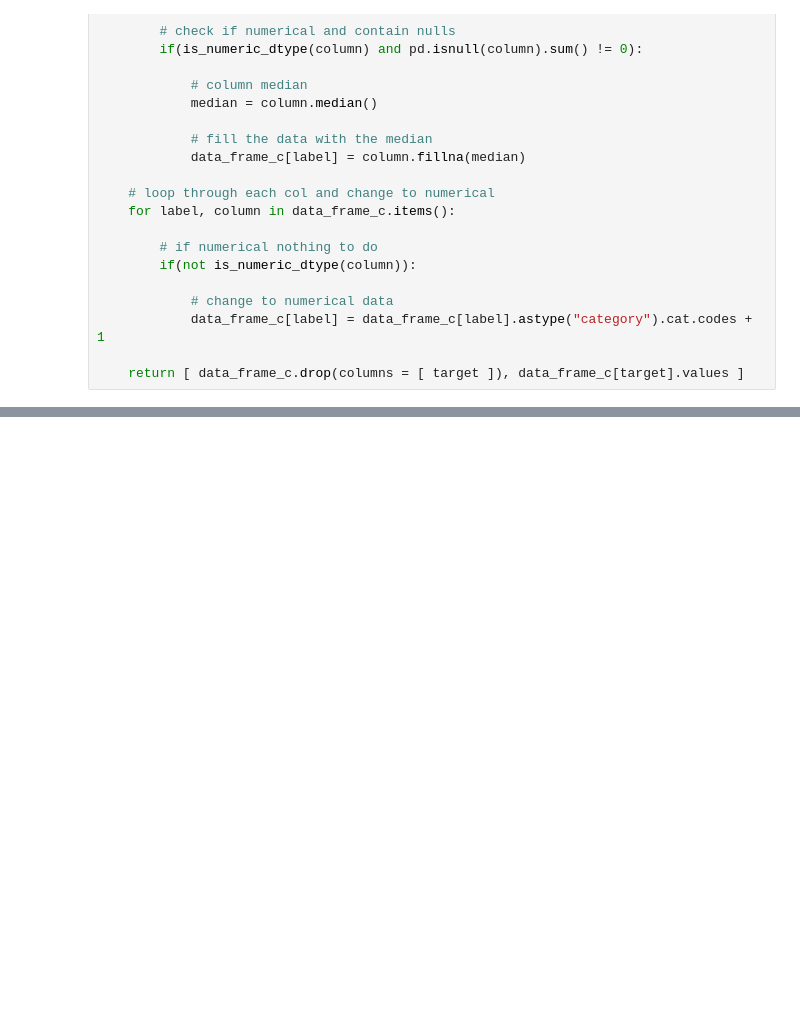
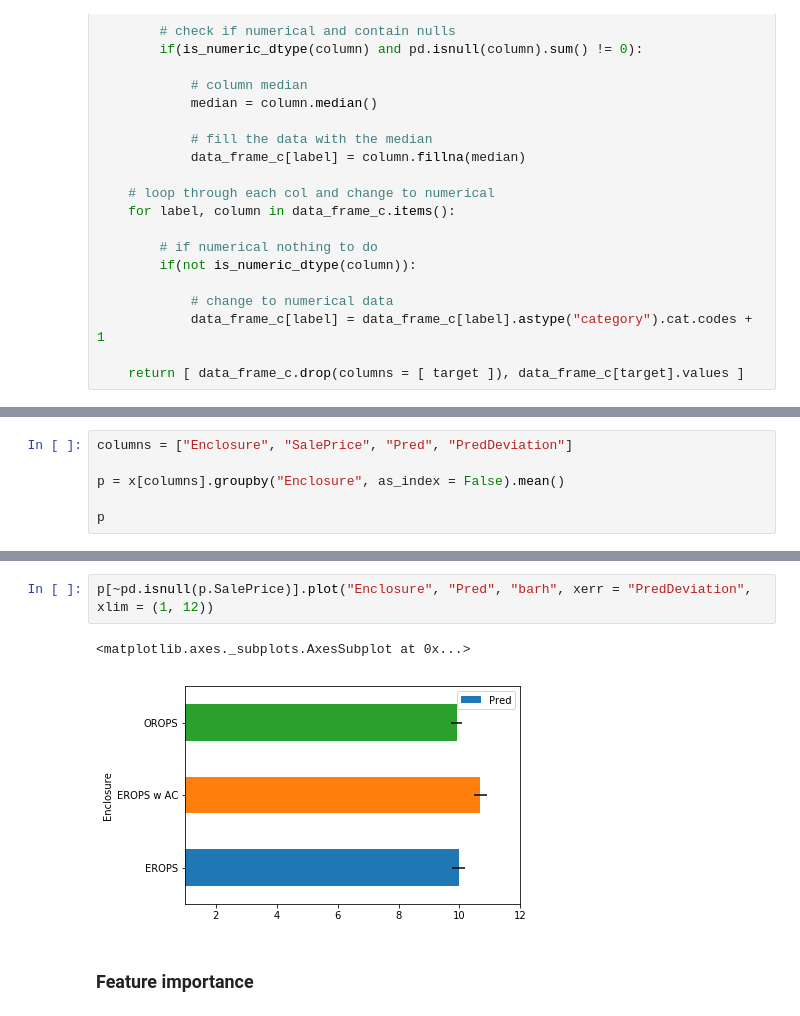
Before and after one commit to DomainFlag/DataScienceNotes, a Jupyter notebook: auction_sale_price/auction_sale_price.ipynb, the cells around one changed output, grey strips where cells are left out. Cells and saved outputs as stored; diff of their text form; blank space fills up the shorter version.

```diff
--- a/auction_sale_price/auction_sale_price.ipynb
+++ b/auction_sale_price/auction_sale_price.ipynb
@@ -178,0 +209,6 @@ Training coef - 0.9555833984930092       Validation coef - 0.9033450381266753
+# %%
+columns = ["Enclosure", "SalePrice", "Pred", "PredDeviation"]
+
+p = x[columns].groupby("Enclosure", as_index = False).mean()
+
+p
@@ -178,0 +223,7 @@ Training coef - 0.9555833984930092       Validation coef - 0.9033450381266753
+# %%
+p[~pd.isnull(p.SalePrice)].plot("Enclosure", "Pred", "barh", xerr = "PredDeviation", xlim = (1, 12))
+# %% [output]
+<matplotlib.axes._subplots.AxesSubplot at 0x...>
+[figure, added]
+# %% [markdown]
+### Feature importance
```
Also changed, not shown: parts of 51 cells of this notebook.
